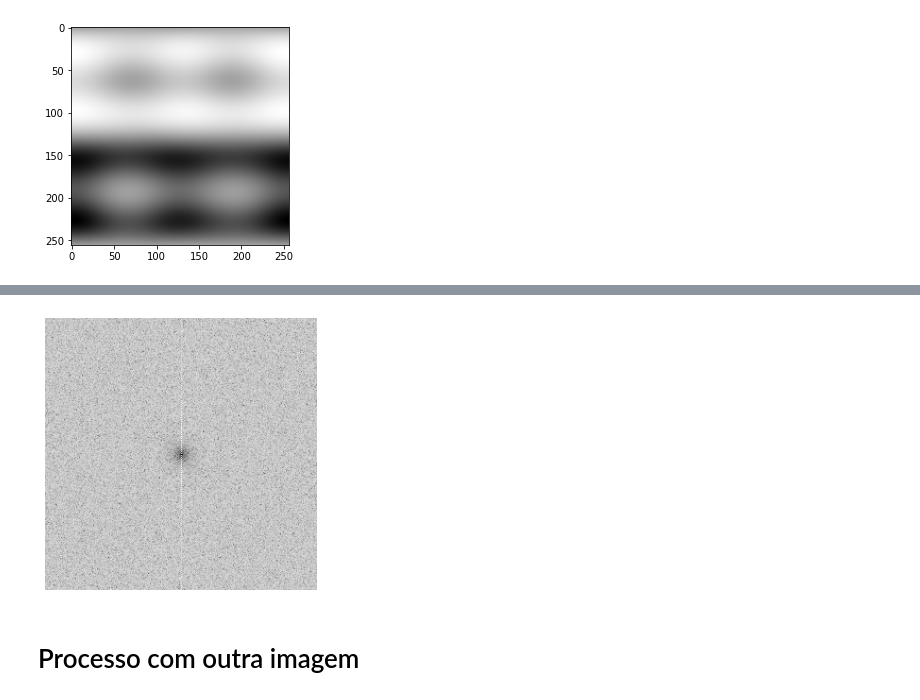
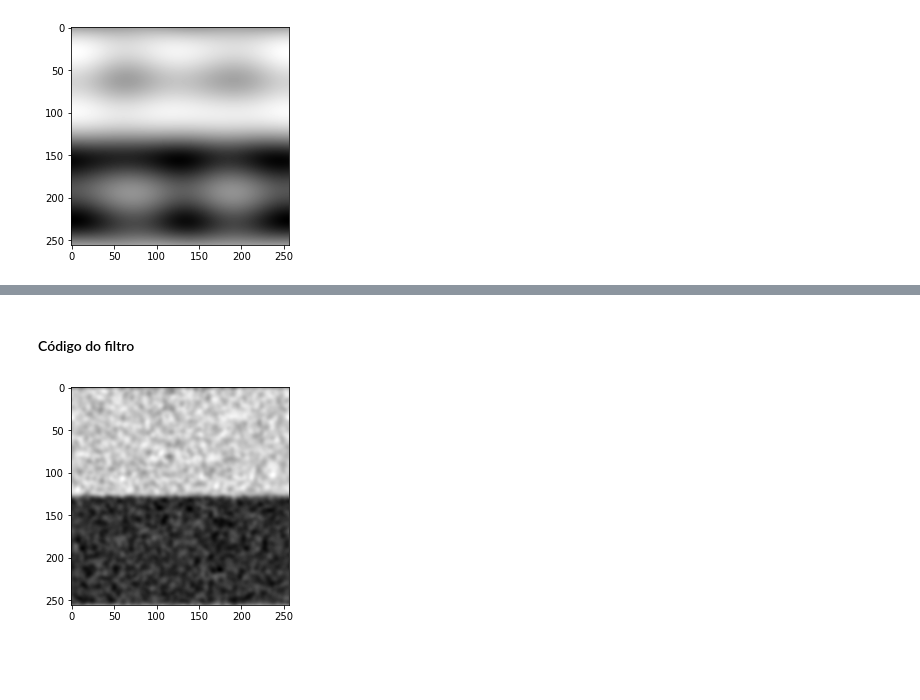
Before and after one commit to Giovannacm/digital-image-processing-msc, a Jupyter notebook: PID_Aula8_Implementacao.ipynb, the cells around one changed output, grey strips where cells are left out. Saved outputs shown, nothing was run; the diff lists cells and outputs as text; code cells hidden in the pictures; blank space fills up the shorter version.

```diff
--- a/PID_Aula8_Implementacao.ipynb
+++ b/PID_Aula8_Implementacao.ipynb
@@ -221,2 +227,2 @@ F = np.fft.fft2(image_c_noised_gaussian)
 # %%
-F = np.fft.fft2(image_b_noised_sp)
+img_freq_dom = np.fft.fft2(image_b_noised_gaussian)
@@ -225,23 +229,26 @@ F = np.fft.fft2(image_b_noised_sp)
+# %% [markdown]
+#### Código do filtro
 # %%
 # Dominio da frequencia
-FDF = np.fft.fftshift(F)
+FDF = np.fft.fftshift(img_freq_dom)
 
-# Filtro Gaussaino
-M,N = image_c_noised_gaussian_back.shape
-H = np.zeros((M,N), dtype=np.float32)
-D0 = 10
-for u in range(M):
-    for v in range(N):
-        D = np.sqrt((u-M/2)**2 + (v-N/2)**2)
-        H[u,v] = np.exp(-D**2/(2*D0*D0))
+# Filtro Gaussiano domínio da frequência
+I,J = img_freq_dom.shape
+filter = np.zeros((I,J), dtype=np.float32)
+D0 = 15
+for i in range(I):
+    for j in range(J):
+        # Passa-Baixa
+        D = np.sqrt((i-I/2)**2 + (j-J/2)**2)
+        filter[i,j] = np.exp(-D**2/(2*D0*D0))
 
-HPF = 1 - H
-GDF = FDF * HPF
-plt.figure(figsize=(5,5))
-plt.imshow(np.log1p(np.abs(GDF)), cmap='gray')
-plt.axis('off')
+# Imagem no domínio da frequência * filtro gaussiano
+result = FDF * filter
+TF1 = np.fft.ifftshift(result)
+g = np.abs(np.fft.ifft2(TF1))
+
+# Plotando a imagem
+plt.imshow(g, cmap='gray')
 plt.show()
 # %% [output]
-[figure, old version]
+[figure, new version]
-# %% [markdown]
-# Processo com outra imagem
```
Also changed, not shown: parts of 19 cells of this notebook.
